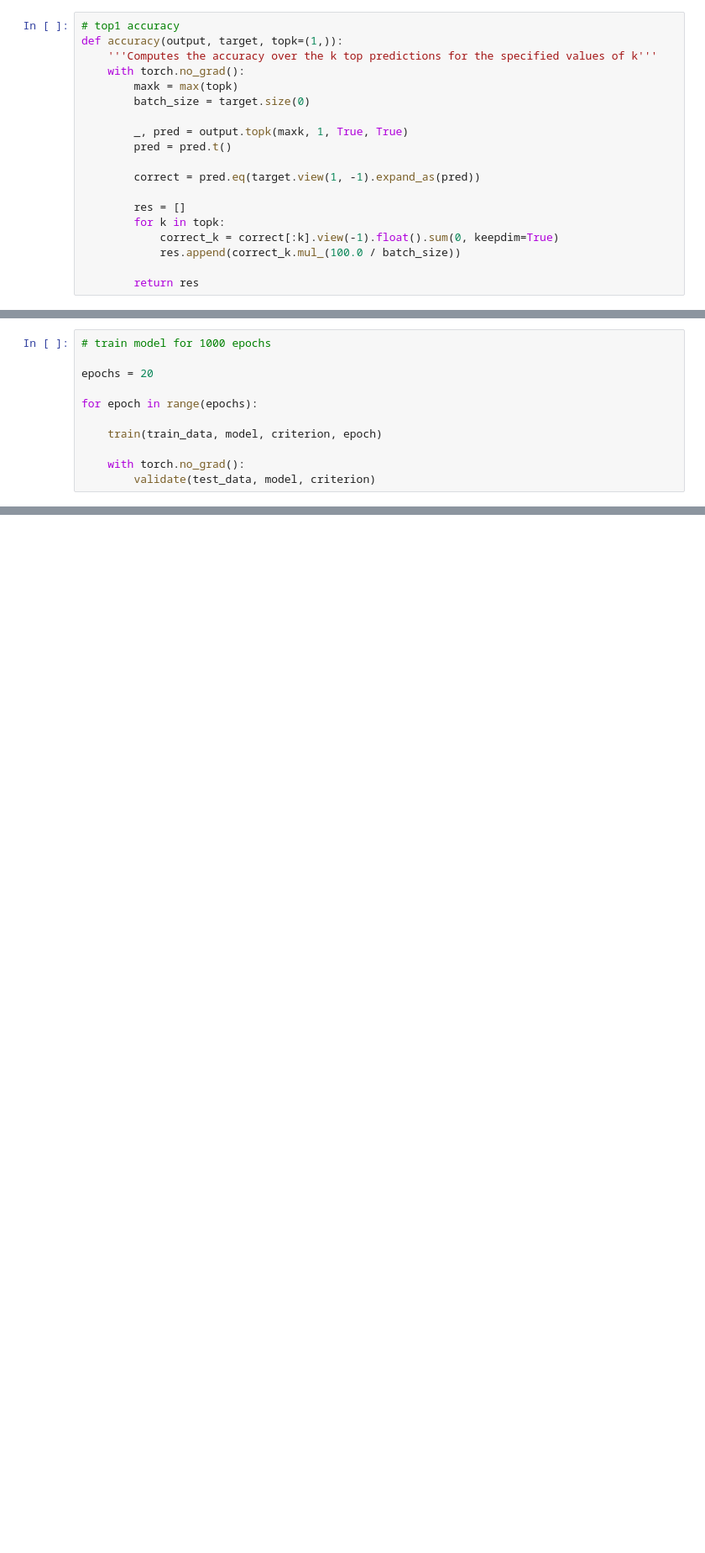
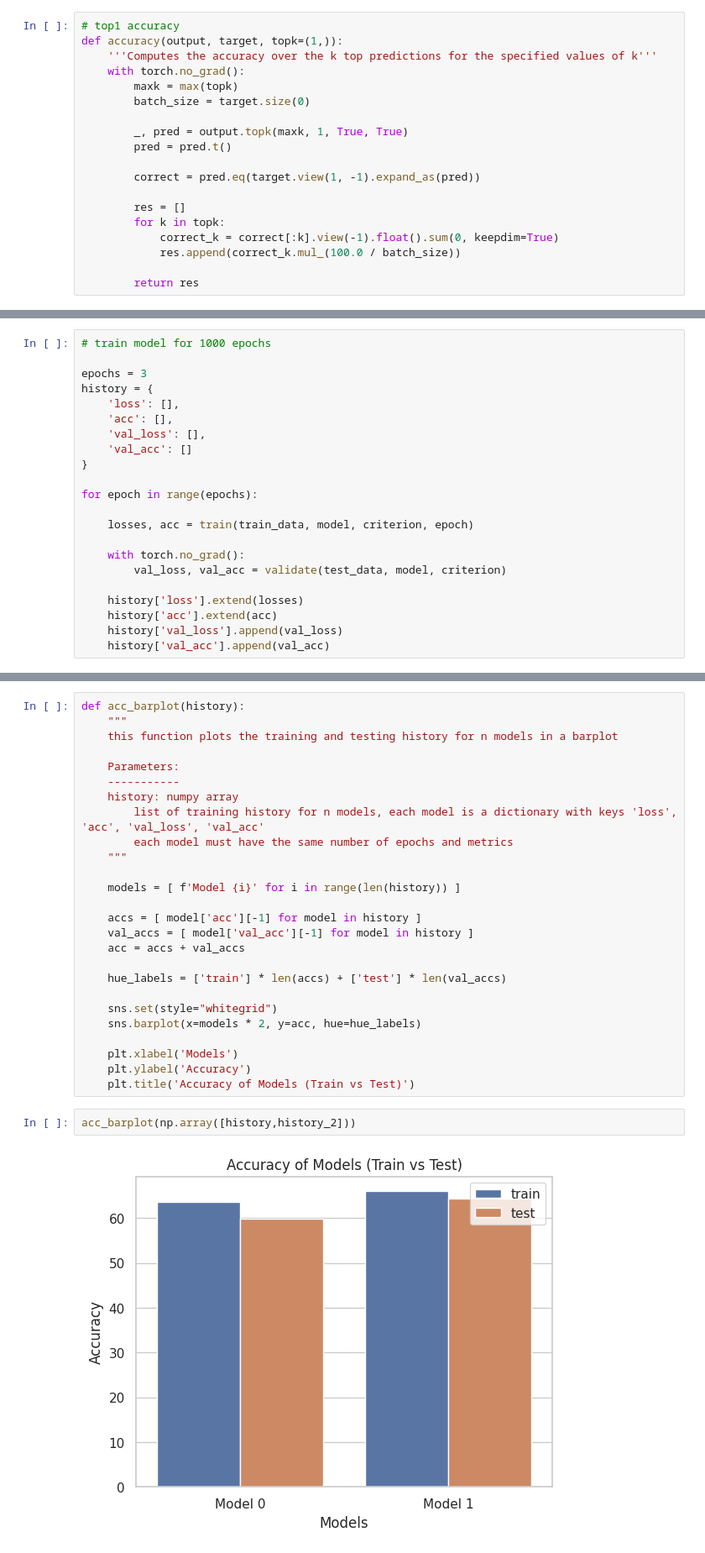
Before and after one commit to hdspgroup/pytorch-course, a Jupyter notebook: classification_pytorch.ipynb, the cells around one changed output, grey strips where cells are left out. Shown: that part at 84% size. Cells and saved outputs as stored; diff of their text form; blank space fills up the shorter version.

Commit message:
plots added

```diff
--- a/classification_pytorch.ipynb
+++ b/classification_pytorch.ipynb
@@ -233,13 +232,24 @@ if use_gpu:
 # %%
 # train model for 1000 epochs
 
-epochs = 20
+epochs = 3
+history = {
+    'loss': [],
+    'acc': [],
+    'val_loss': [],
+    'val_acc': []
+}
 
 for epoch in range(epochs):
 
-    train(train_data, model, criterion, epoch)
+    losses, acc = train(train_data, model, criterion, epoch)
 
     with torch.no_grad():
-        validate(test_data, model, criterion)
+        val_loss, val_acc = validate(test_data, model, criterion)
+
+    history['loss'].extend(losses)
+    history['acc'].extend(acc)
+    history['val_loss'].append(val_loss)
+    history['val_acc'].append(val_acc)
 # %% [output]
 Starting training epoch 0
@@ -261,0 +303,30 @@ Test:   Time 0.014 (0.018)      Data 0.000 (0.000)      Loss 1.8186 (1.7947)
+# %%
+def acc_barplot(history):
+    """
+    this function plots the training and testing history for n models in a barplot
+
+    Parameters:
+    -----------
+    history: numpy array
+        list of training history for n models, each model is a dictionary with keys 'loss', 'acc', 'val_loss', 'val_acc'
+        each model must have the same number of epochs and metrics
+    """
+
+    models = [ f'Model {i}' for i in range(len(history)) ]
+
+    accs = [ model['acc'][-1] for model in history ]
+    val_accs = [ model['val_acc'][-1] for model in history ]
+    acc = accs + val_accs
+
+    hue_labels = ['train'] * len(accs) + ['test'] * len(val_accs)
+
+    sns.set(style="whitegrid")
+    sns.barplot(x=models * 2, y=acc, hue=hue_labels)
+
+    plt.xlabel('Models')
+    plt.ylabel('Accuracy')
+    plt.title('Accuracy of Models (Train vs Test)')
+# %%
+acc_barplot(np.array([history,history_2]))
+# %% [output]
+[figure, added]
```
Also changed, not shown: parts of 10 cells of this notebook.
